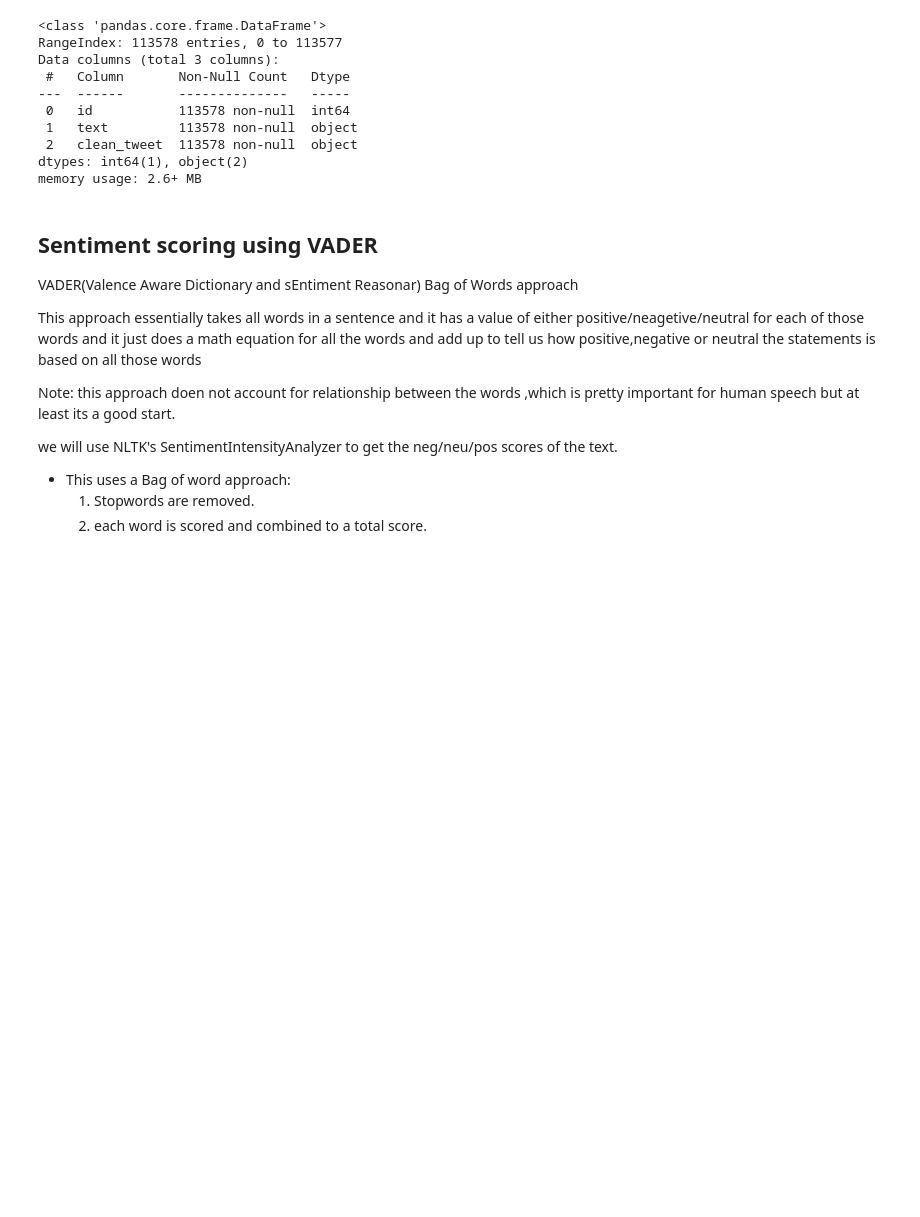
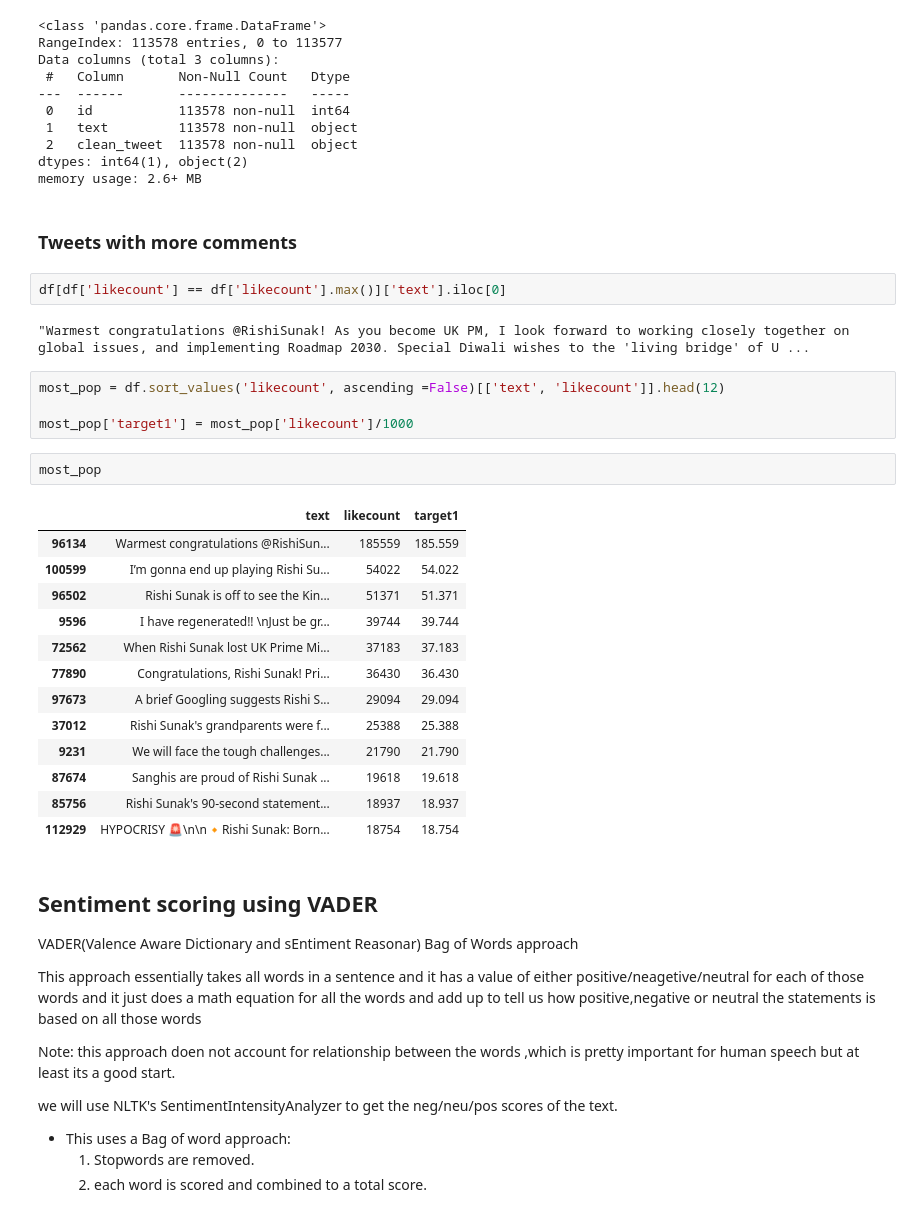
Before and after one commit to MANISH-KUMAR-CODES/UK_Prime_Minister_Rishi_Sunak-_Twitter_Sentiment_Analysis, a Jupyter notebook: UK_Prime_Minister_Rishi_Sunak__Twitter_Sentiment_Analysis.ipynb, the cells around one changed output. Cells and saved outputs as stored; diff of their text form; blank space fills up the shorter version.

```diff
--- a/UK_Prime_Minister_Rishi_Sunak__Twitter_Sentiment_Analysis.ipynb
+++ b/UK_Prime_Minister_Rishi_Sunak__Twitter_Sentiment_Analysis.ipynb
@@ -300,6 +306,32 @@ Data columns (total 3 columns):
  2   clean_tweet  113578 non-null  object
 dtypes: int64(1), object(2)
 memory usage: 2.6+ MB
+# %% [markdown]
+### Tweets with more comments
+# %%
+df[df['likecount'] == df['likecount'].max()]['text'].iloc[0]
+# %% [output]
+"Warmest congratulations @RishiSunak! As you become UK PM, I look forward to working closely together on global issues, and implementing Roadmap 2030. Special Diwali wishes to the 'living bridge' of U ...
+# %%
+most_pop = df.sort_values('likecount', ascending =False)[['text', 'likecount']].head(12)
+
+most_pop['target1'] = most_pop['likecount']/1000
+# %%
+most_pop
+# %% [output]
+|  | text | likecount | target1 |
+| 96134 | Warmest congratulations @RishiSun... | 185559 | 185.559 |
+| 100599 | I’m gonna end up playing Rishi Su... | 54022 | 54.022 |
+| 96502 | Rishi Sunak is off to see the Kin... | 51371 | 51.371 |
+| 9596 | I have regenerated!! \nJust be gr... | 39744 | 39.744 |
+| 72562 | When Rishi Sunak lost UK Prime Mi... | 37183 | 37.183 |
+| 77890 | Congratulations, Rishi Sunak! Pri... | 36430 | 36.430 |
+| 97673 | A brief Googling suggests Rishi S... | 29094 | 29.094 |
+| 37012 | Rishi Sunak's grandparents were f... | 25388 | 25.388 |
+| 9231 | We will face the tough challenges... | 21790 | 21.790 |
+| 87674 | Sanghis are proud of Rishi Sunak ... | 19618 | 19.618 |
+| 85756 | Rishi Sunak's 90-second statement... | 18937 | 18.937 |
+| 112929 | HYPOCRISY 🚨\n\n🔸Rishi Sunak: Born... | 18754 | 18.754 |
 # %% [markdown]
 ## Sentiment scoring using VADER
 
```
Also changed, not shown: parts of 11 cells of this notebook.
